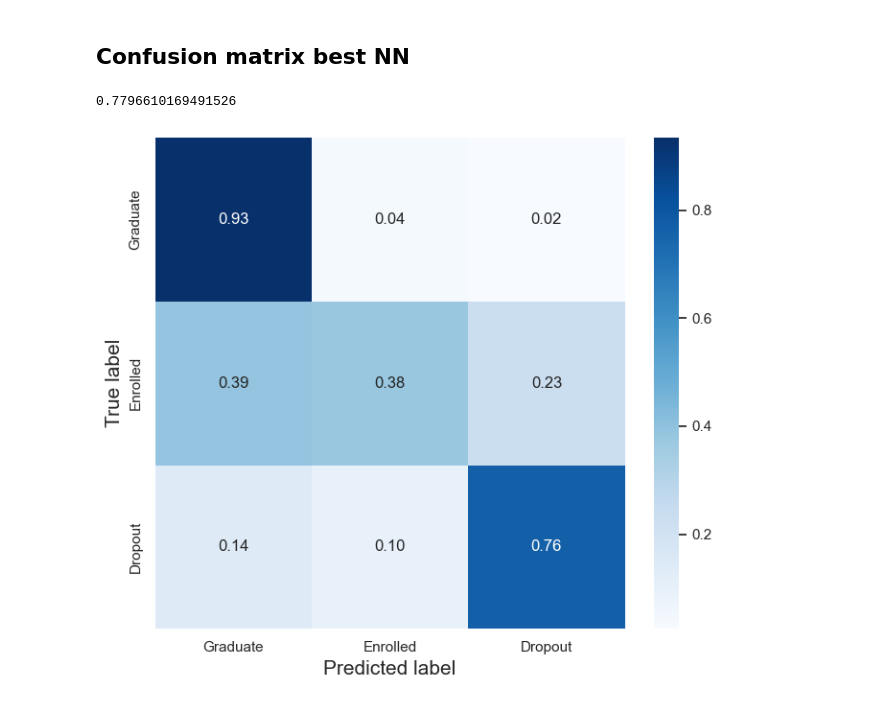
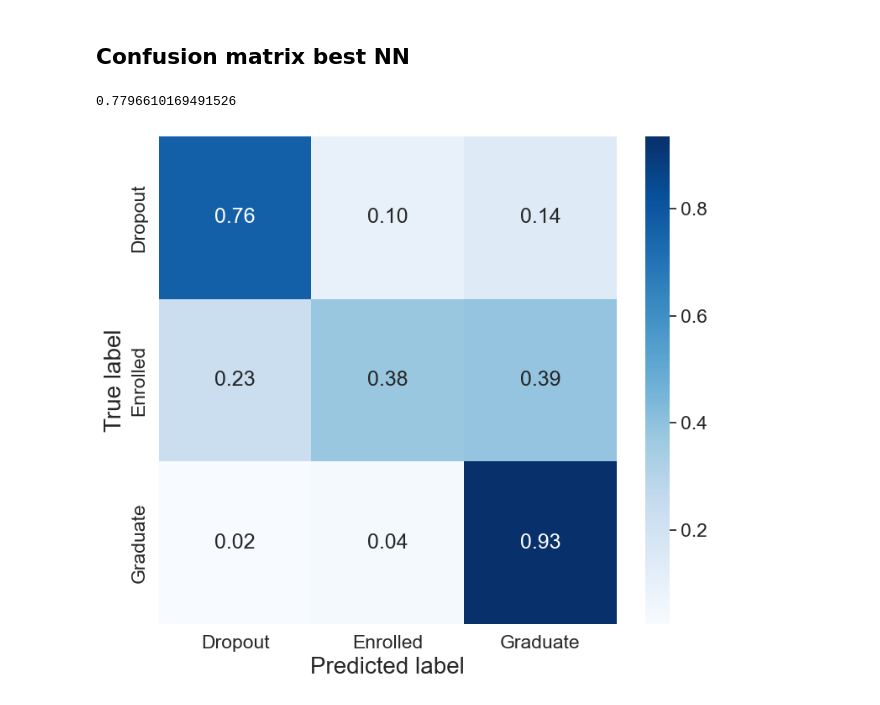
Before and after one commit to m-nader/FYS-STK4155-group14, a Jupyter notebook: project_3/Code/nn.ipynb, the cells around one changed output. Drawn from its saved outputs; the diff is of its cells as text; code cells hidden in the pictures.

Commit message:
Decision tree testing and figures

```diff
--- a/project_3/Code/nn.ipynb
+++ b/project_3/Code/nn.ipynb
@@ -623,25 +623,25 @@ dnn.fit(X_train, y_train)
 
 y_pred = dnn.predict(X_test)
 # %%
-target_names = ['Graduate', 'Enrolled', 'Dropout']
+target_names = ['Dropout', 'Enrolled', 'Graduate' ]
 cm = confusion_matrix(y_test, y_pred, labels=target_names)
 
 print(accuracy_score(y_pred, y_test))
 
 
 cm_norm = cm.astype(float) / cm.sum(axis=1, keepdims=True)
 
 df_cm = pd.DataFrame(cm_norm, index=target_names, columns=target_names)
-
-plt.figure(figsize=(7, 6))
+sns.set(font_scale=1.5)
+plt.figure(figsize=(8, 7))
 sns.heatmap(df_cm, annot=True, fmt=".2f", cmap="Blues",
             xticklabels=target_names,
             yticklabels=target_names)
-plt.xlabel("Predicted label", fontsize=15)
-plt.ylabel("True label", fontsize=15)
+plt.xlabel("Predicted label", fontsize=20)
+plt.ylabel("True label", fontsize=20)
 plt.tight_layout()
-#plt.savefig('../Figures/Fashion_MNIST_confusion_matrix.png', dpi=300, bbox_inches='tight')
+plt.savefig('../Figures/nn_confusion_matrix.png', dpi=300, bbox_inches='tight')
 plt.show()
 # %% [output]
 0.7796610169491526
-[figure, old version]
+[figure, new version]
```
Also changed, not shown: 14 other files.
